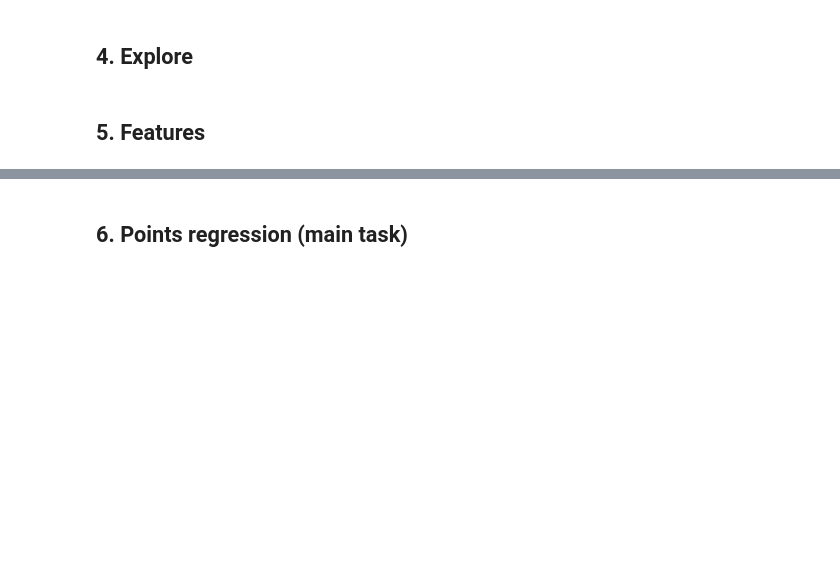
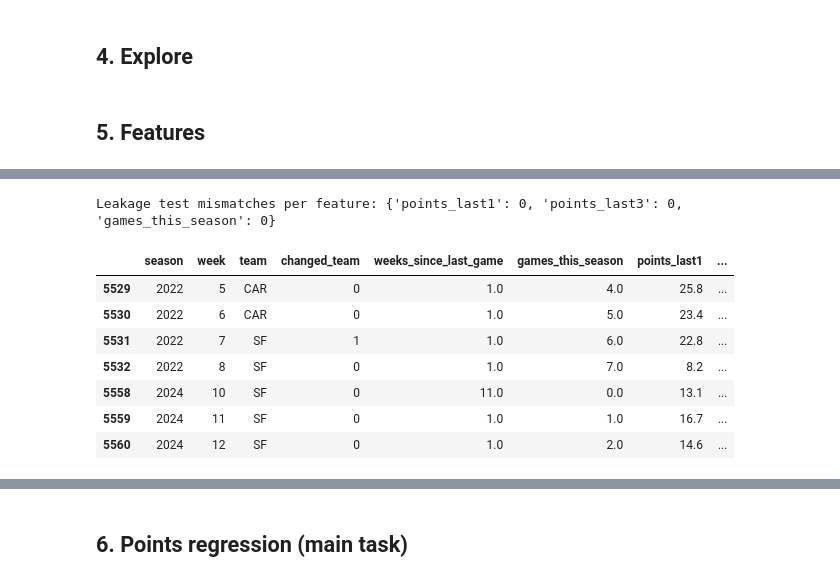
Before and after one commit to HashaRock/CS363M_FFBall_Project, a Jupyter notebook: fantasy_football_rankings.ipynb, the cells around one changed output, grey strips where cells are left out. Drawn from its saved outputs; the diff is of its cells as text; code cells hidden in the pictures; blank space fills up the shorter version.

```diff
--- a/fantasy_football_rankings.ipynb
+++ b/fantasy_football_rankings.ipynb
@@ -497,0 +877,32 @@ Saved player_games (46945, 163), player_weeks (22145, 164), ecr_weekly (18257, 1
+# %%
+def recompute_by_hand(row):
+    past = games[(games["gsis_id"] == row["gsis_id"]) &
+                 ((games["season"] < row["season"]) | ((games["season"] == row["season"]) & (games["week"] < row["week"])))]
+    return pd.Series({"points_last1": past["points"].iloc[-1],
+                      "points_last3": past["points"].tail(3).mean(),
+                      "games_this_season": (past["season"] == row["season"]).sum()})
+
+
+sample = features.sample(300, random_state=SEED)
+by_hand = sample.apply(recompute_by_hand, axis=1)
+mismatches = (by_hand - sample[by_hand.columns]).abs().gt(1e-9).sum()
+print("Leakage test mismatches per feature:", mismatches.to_dict())
+assert mismatches.sum() == 0
+assert not [c for c in ALL_FEATURES if "ecr" in c.lower()], "ECR column in features"
+assert not features.duplicated(["gsis_id", "season", "week"]).any()
+
+cmc = features[(features["gsis_id"] == "00-0033280") &
+               (((features["season"] == 2022) & features["week"].between(5, 9)) |
+                ((features["season"] == 2024) & features["week"].between(10, 12)))]
+display(cmc[["season", "week", "team", "changed_team", "weeks_since_last_game", "games_this_season",
+             "points_last1", "points_recent", "snap_share_last3", TARGET]])
+# %% [output]
+Leakage test mismatches per feature: {'points_last1': 0, 'points_last3': 0, 'games_this_season': 0}
+|  | season | week | team | changed_team | weeks_since_last_game | games_this_season | points_last1 | ... |
+| 5529 | 2022 | 5 | CAR | 0 | 1.0 | 4.0 | 25.8 | ... |
+| 5530 | 2022 | 6 | CAR | 0 | 1.0 | 5.0 | 23.4 | ... |
+| 5531 | 2022 | 7 | SF | 1 | 1.0 | 6.0 | 22.8 | ... |
+| 5532 | 2022 | 8 | SF | 0 | 1.0 | 7.0 | 8.2 | ... |
+| 5558 | 2024 | 10 | SF | 0 | 11.0 | 0.0 | 13.1 | ... |
+| 5559 | 2024 | 11 | SF | 0 | 1.0 | 1.0 | 16.7 | ... |
+| 5560 | 2024 | 12 | SF | 0 | 1.0 | 2.0 | 14.6 | ... |
```
Also changed, not shown: parts of 28 cells of this notebook.
